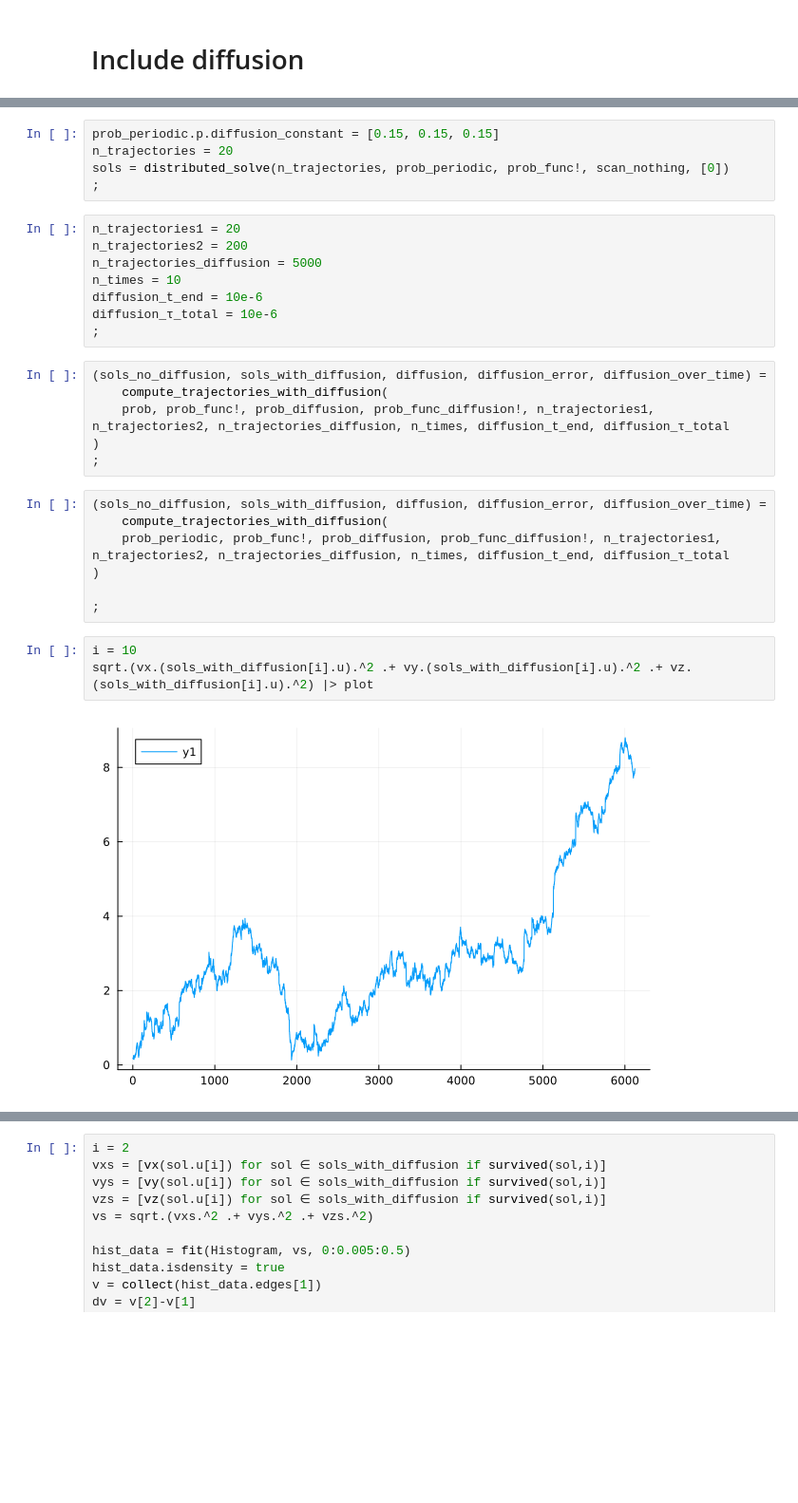
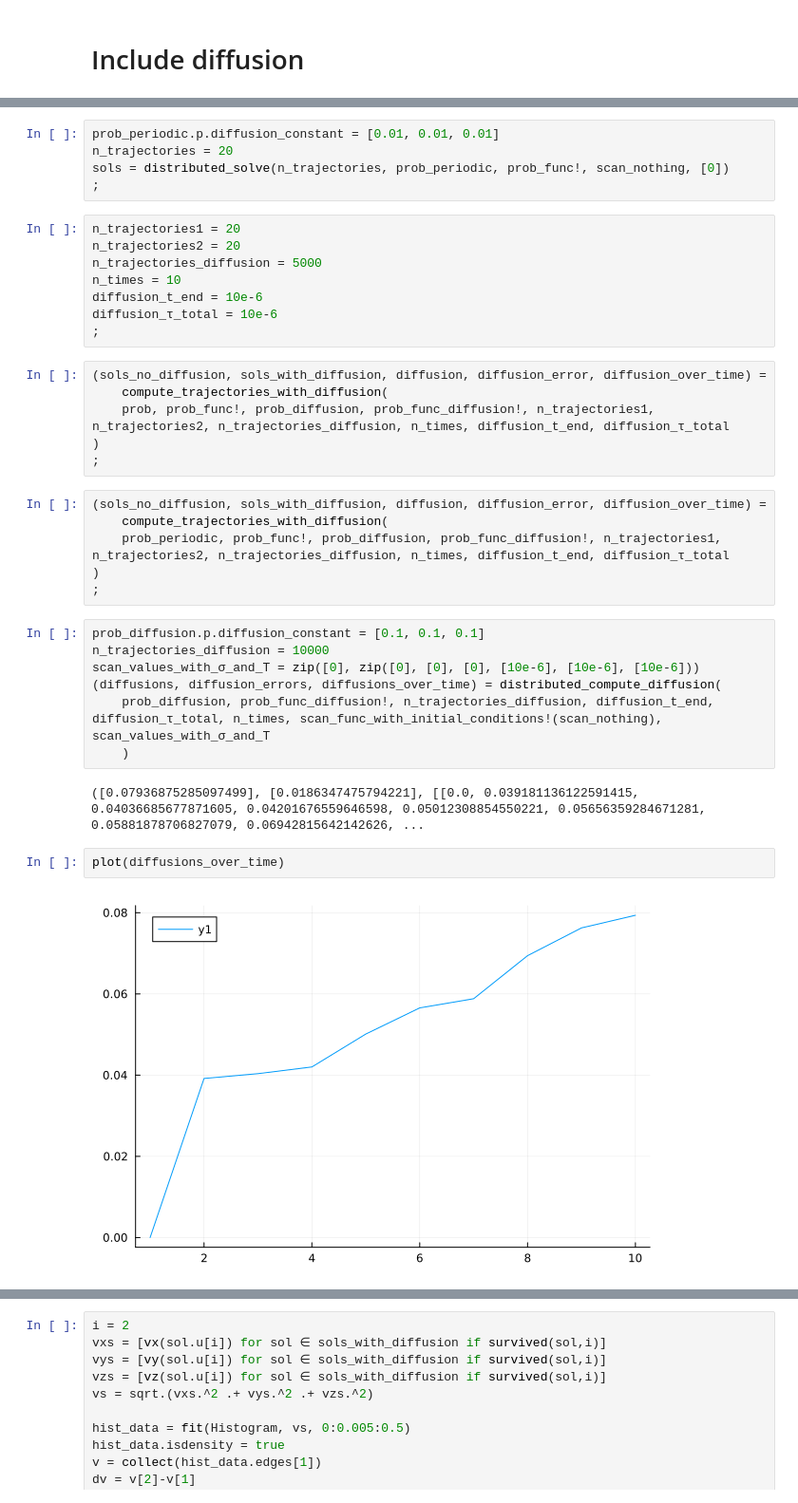
Before and after one commit to ebramyoussef/OpticalBlochEquations.jl, a Jupyter notebook: examples/CaOH_blue_MOT_example_Christian/CaOH_BlueMOT_Figure1/CaF_LaserCoolingInTrap/CaF_LaserCoolingInTrap.ipynb, the cells around one changed output, grey strips where cells are left out. Shown: that part at 95% size. Cells and saved outputs as stored; diff of their text form; blank space fills up the shorter version.

```diff
--- a/examples/CaOH_blue_MOT_example_Christian/CaOH_BlueMOT_Figure1/CaF_LaserCoolingInTrap/CaF_LaserCoolingInTrap.ipynb
+++ b/examples/CaOH_blue_MOT_example_Christian/CaOH_BlueMOT_Figure1/CaF_LaserCoolingInTrap/CaF_LaserCoolingInTrap.ipynb
@@ -73,11 +73,11 @@ prob_func!(prob_periodic)
 # %%
-prob_periodic.p.diffusion_constant = [0.15, 0.15, 0.15]
+prob_periodic.p.diffusion_constant = [0.01, 0.01, 0.01]
 n_trajectories = 20
 sols = distributed_solve(n_trajectories, prob_periodic, prob_func!, scan_nothing, [0])
 ;
 # %%
 n_trajectories1 = 20
-n_trajectories2 = 200
+n_trajectories2 = 20
 n_trajectories_diffusion = 5000
 n_times = 10
 diffusion_t_end = 10e-6
@@ -94,11 +94,18 @@ diffusion_τ_total = 10e-6
     compute_trajectories_with_diffusion(
     prob_periodic, prob_func!, prob_diffusion, prob_func_diffusion!, n_trajectories1, n_trajectories2, n_trajectories_diffusion, n_times, diffusion_t_end, diffusion_τ_total
 )
-
 ;
+# %%
+prob_diffusion.p.diffusion_constant = [0.1, 0.1, 0.1]
+n_trajectories_diffusion = 10000
+scan_values_with_σ_and_T = zip([0], zip([0], [0], [0], [10e-6], [10e-6], [10e-6]))
+(diffusions, diffusion_errors, diffusions_over_time) = distributed_compute_diffusion(
+    prob_diffusion, prob_func_diffusion!, n_trajectories_diffusion, diffusion_t_end, diffusion_τ_total, n_times, scan_func_with_initial_conditions!(scan_nothing), scan_values_with_σ_and_T
+    )
+# %% [output]
+([0.07936875285097499], [0.0186347475794221], [[0.0, 0.039181136122591415, 0.04036685677871605, 0.04201676559646598, 0.05012308854550221, 0.05656359284671281, 0.05881878706827079, 0.06942815642142626, ...
 # %%
-i = 10
-sqrt.(vx.(sols_with_diffusion[i].u).^2 .+ vy.(sols_with_diffusion[i].u).^2 .+ vz.(sols_with_diffusion[i].u).^2) |> plot
+plot(diffusions_over_time)
 # %% [output]
-[figure, old version]
+[figure, new version]
 # %%
```
Also changed, not shown: parts of 11 cells of this notebook, 20 other files.
